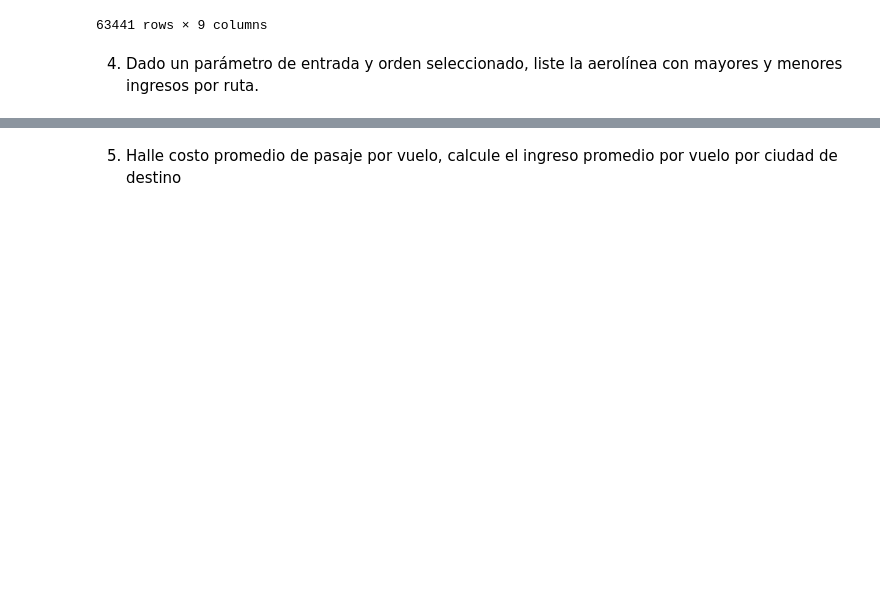
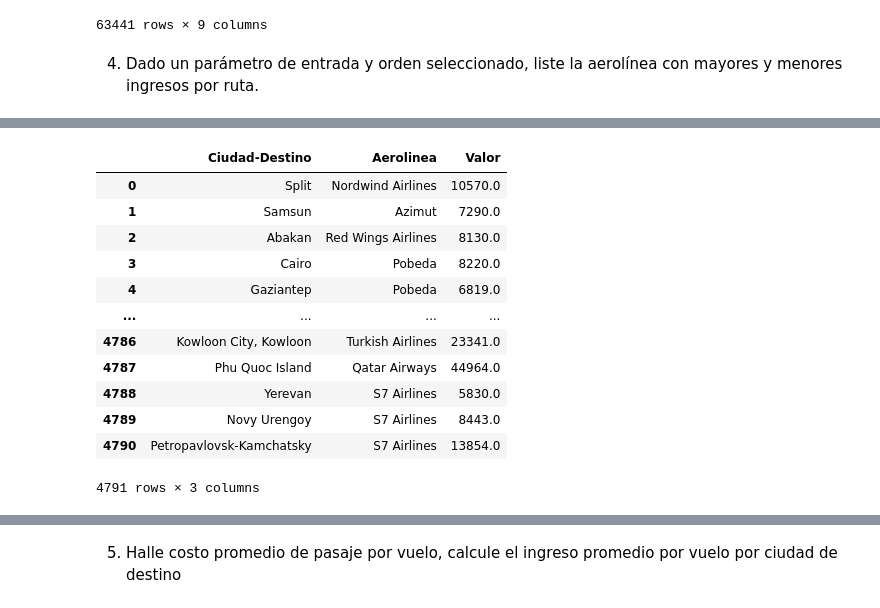
Before and after one commit to juandahur/ML-UdeA-Reto-Tec, a Jupyter notebook: Reto_Tecnologico.ipynb, the cells around one changed output, grey strips where cells are left out. Saved outputs shown, nothing was run; the diff lists cells and outputs as text; code cells hidden in the pictures; blank space fills up the shorter version.

```diff
--- a/Reto_Tecnologico.ipynb
+++ b/Reto_Tecnologico.ipynb
@@ -141,0 +160,25 @@ mayores y menores ingresos por ruta.
+# %%
+df_ciudades_aerolineas = ticket_dataset_ciudades.merge(
+    airlines[['name_translations.en','code']],
+    left_on = 'airline',
+    right_on = 'code',
+    how = 'left'
+)[['municipality','name_translations.en','value']]
+df_ciudades_aerolineas.rename(columns={'municipality':'Ciudad-Destino',
+                        'name_translations.en':'Aerolinea', 'value':'Valor'},
+               inplace=True)
+df_ciudades_aerolineas
+# %% [output]
+|  | Ciudad-Destino | Aerolinea | Valor |
+| 0 | Split | Nordwind Airlines | 10570.0 |
+| 1 | Samsun | Azimut | 7290.0 |
+| 2 | Abakan | Red Wings Airlines | 8130.0 |
+| 3 | Cairo | Pobeda | 8220.0 |
+| 4 | Gaziantep | Pobeda | 6819.0 |
+| ... | ... | ... | ... |
+| 4786 | Kowloon City, Kowloon | Turkish Airlines | 23341.0 |
+| 4787 | Phu Quoc Island | Qatar Airways | 44964.0 |
+| 4788 | Yerevan | S7 Airlines | 5830.0 |
+| 4789 | Novy Urengoy | S7 Airlines | 8443.0 |
+| 4790 | Petropavlovsk-Kamchatsky | S7 Airlines | 13854.0 |
+4791 rows × 3 columns
```
Also changed, not shown: parts of 11 cells of this notebook.
